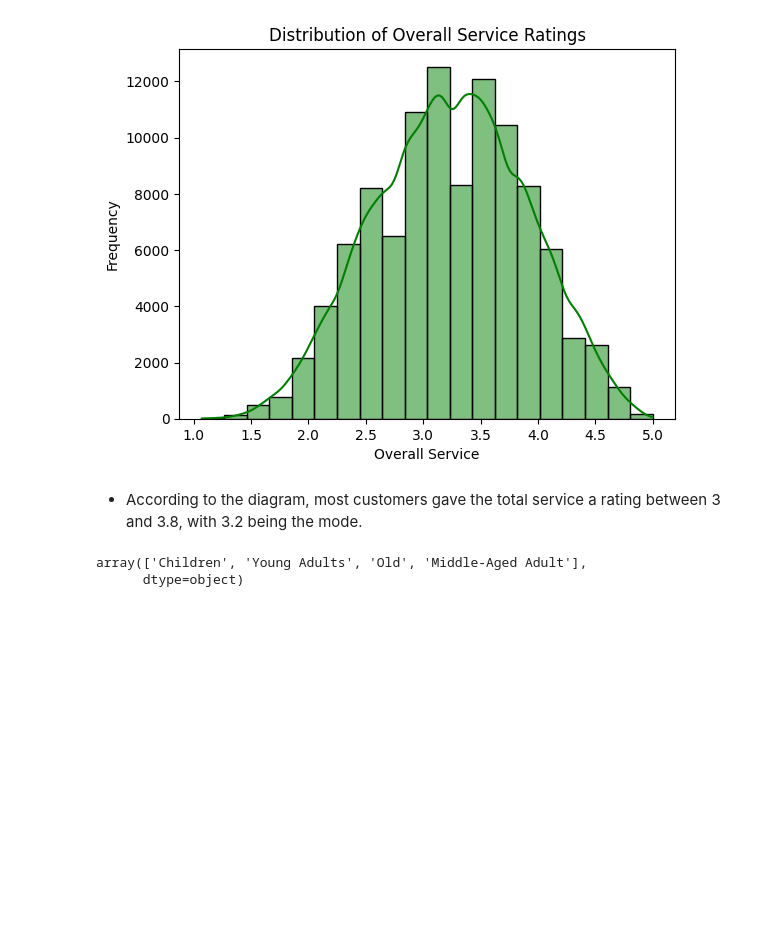
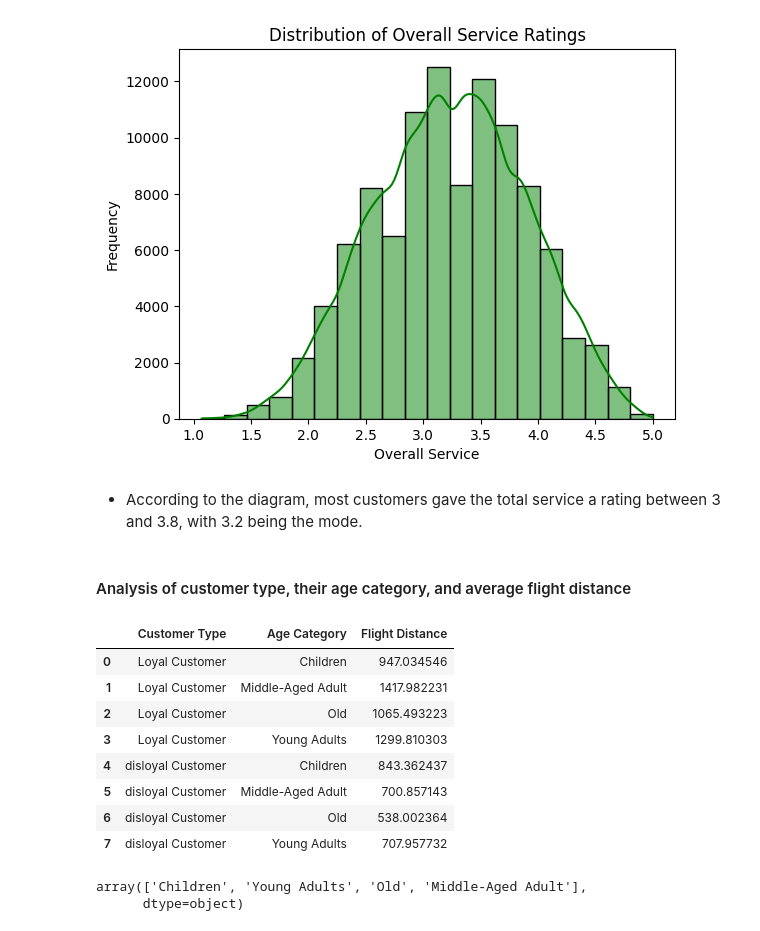
Before and after one commit to Utkarsh11-git/EDA_Python_Flight_Rating, a Jupyter notebook: EDA_Python_Flight_Rating.ipynb, the cells around one changed output. Cells and saved outputs as stored; diff of their text form; code cells hidden in the pictures; blank space fills up the shorter version.

```diff
--- a/EDA_Python_Flight_Rating.ipynb
+++ b/EDA_Python_Flight_Rating.ipynb
@@ -265,8 +263,22 @@ plt.show()
+# %% [markdown]
+#### Analysis of customer type, their age category, and average flight distance
 # %%
 pivot_table = pd.pivot_table(df,
                              index=['Customer Type', 'Age Category'],
                              values='Flight Distance',
                              aggfunc='mean')
+# %%
+pivot_table.reset_index()
+# %% [output]
+|  | Customer Type | Age Category | Flight Distance |
+| 0 | Loyal Customer | Children | 947.034546 |
+| 1 | Loyal Customer | Middle-Aged Adult | 1417.982231 |
+| 2 | Loyal Customer | Old | 1065.493223 |
+| 3 | Loyal Customer | Young Adults | 1299.810303 |
+| 4 | disloyal Customer | Children | 843.362437 |
+| 5 | disloyal Customer | Middle-Aged Adult | 700.857143 |
+| 6 | disloyal Customer | Old | 538.002364 |
+| 7 | disloyal Customer | Young Adults | 707.957732 |
 # %%
 df['Age Category'].unique()
 # %% [output]
```
Also changed, not shown: parts of 7 cells of this notebook.
